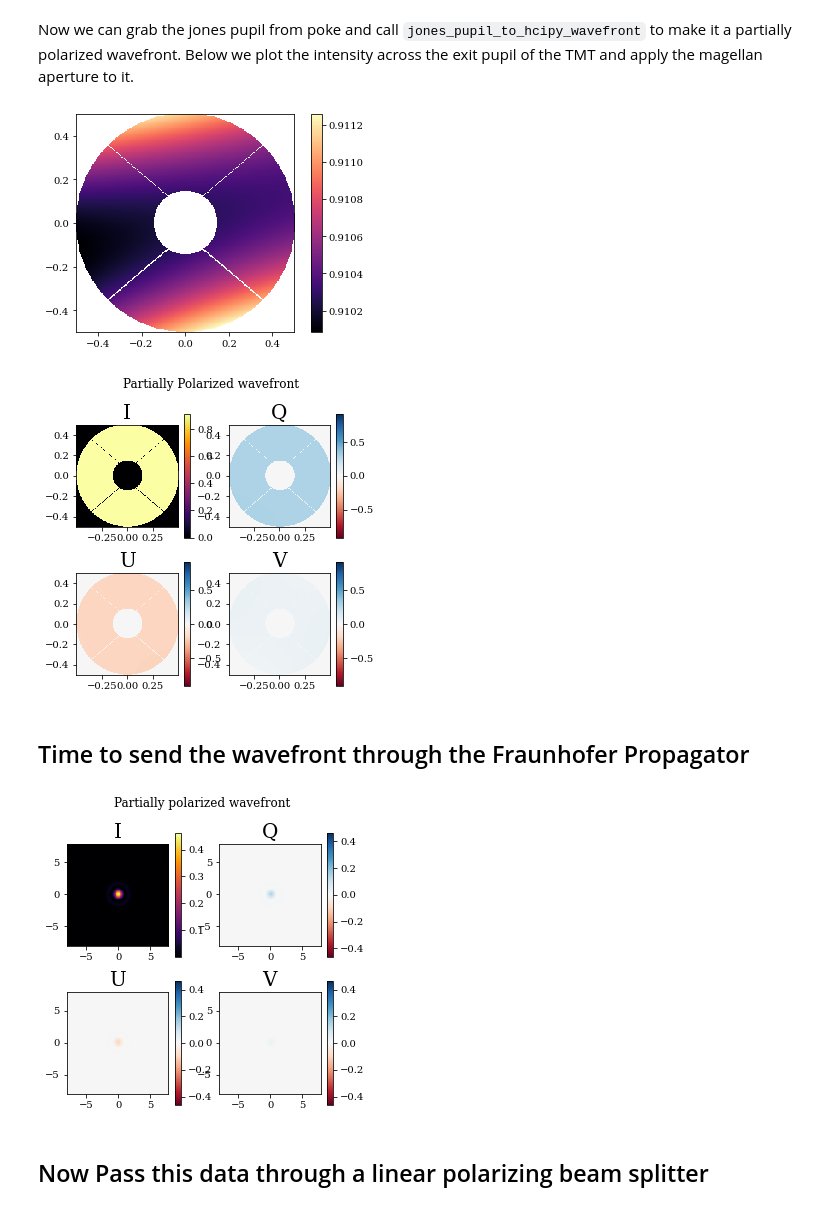
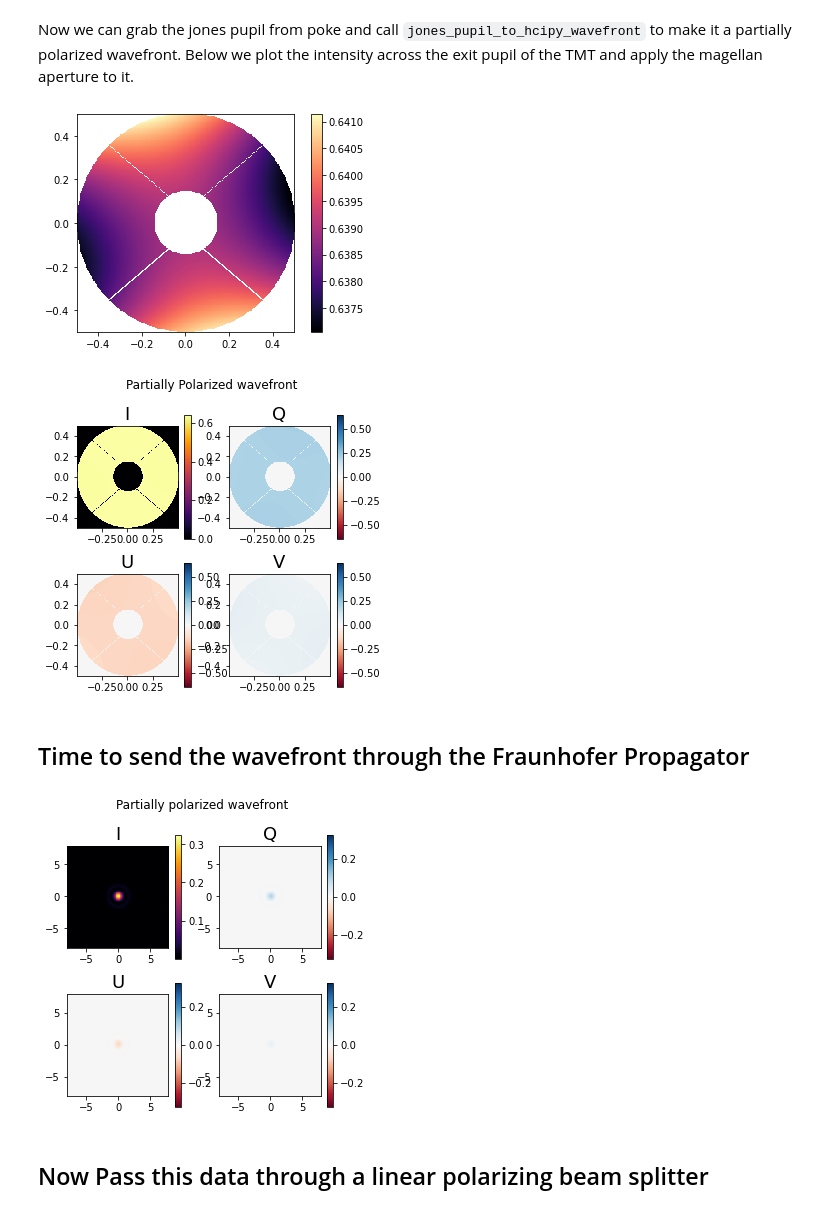
Before and after one commit to Jashcraf/poke, a Jupyter notebook: docs/notebooks/jonespupils.ipynb, the cells around one changed output. Cells and saved outputs as stored; diff of their text form; code cells hidden in the pictures.

```diff
--- a/docs/notebooks/jonespupils.ipynb
+++ b/docs/notebooks/jonespupils.ipynb
@@ -16,7 +16,7 @@ radius = 1.2
 ffov = 0.08
 wlen = 551e-9
 
-pth_to_tmt = '/Users/jashcraft/Desktop/poke/examples/tmt_rayfront_HeNe_256rays.msgpack'
+pth_to_tmt = '../../tests/ELT_rayfront_aspolarized_64rays_0.6um.msgpack'
 rf = read_serial_to_rayfront(pth_to_tmt)
 # %%
 # the surface data can be seen with the surfaces attribute
@@ -72,14 +69,14 @@ plt.show()
 Now we can grab the jones pupil from poke and call `jones_pupil_to_hcipy_wavefront` to make it a partially  polarized wavefront. Below we plot the intensity across the exit pupil of the TMT and apply the magellan aperture to it.
 # %%
 # Now get the jones pupil
-partially_polarized_wavefront = jones_pupil_to_hcipy_wavefront(rf.jones_pupil,pupil_grid,shape=256,input_stokes_vector=[1, 0.3, -0.2, 0.1])
+partially_polarized_wavefront = rayfront_to_hcipy_wavefront(rf,256,pupil_grid,input_stokes_vector=[1, 0.3, -0.2, 0.1])
 partially_polarized_wavefront.electric_field *= aperture # apply the magellan aperture
 plt.figure()
 imshow_field(partially_polarized_wavefront.intensity/aperture)
 plt.colorbar()
 plt.show()
 # %% [output]
-[figure, old version]
+[figure, new version]
 # %%
 def imshow_stokes_vector(wavefront):
     I_max = wavefront.I.max()
@@ -109,7 +106,7 @@ plt.suptitle('Partially Polarized wavefront')
 imshow_stokes_vector(partially_polarized_wavefront)
 plt.show()
 # %% [output]
-[figure, old version]
+[figure, new version]
 # %% [markdown]
 ## Time to send the wavefront through the Fraunhofer Propagator
 # %%
@@ -122,7 +119,7 @@ plt.suptitle('Partially polarized wavefront')
 imshow_stokes_vector(partially_polarized_image)
 plt.show()
 # %% [output]
-[figure, old version]
+[figure, new version]
 # %% [markdown]
 ## Now Pass this data through a linear polarizing beam splitter
 # %%
```
Also changed, not shown: parts of 7 cells of this notebook, 1 other file.
